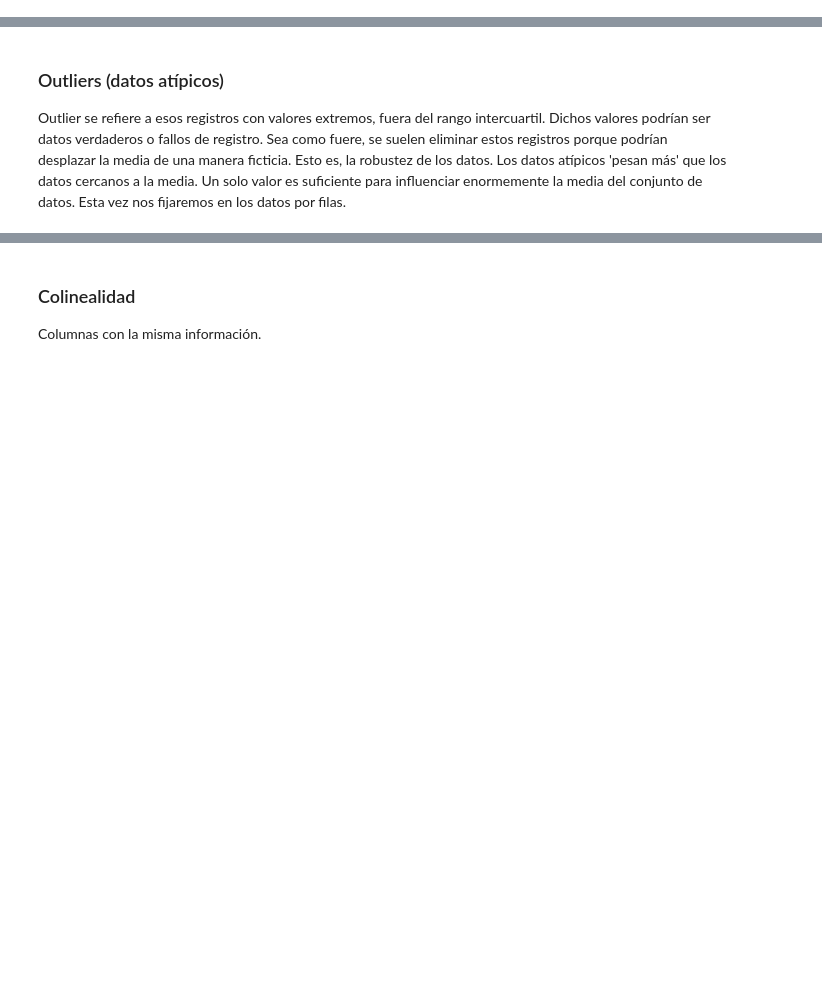
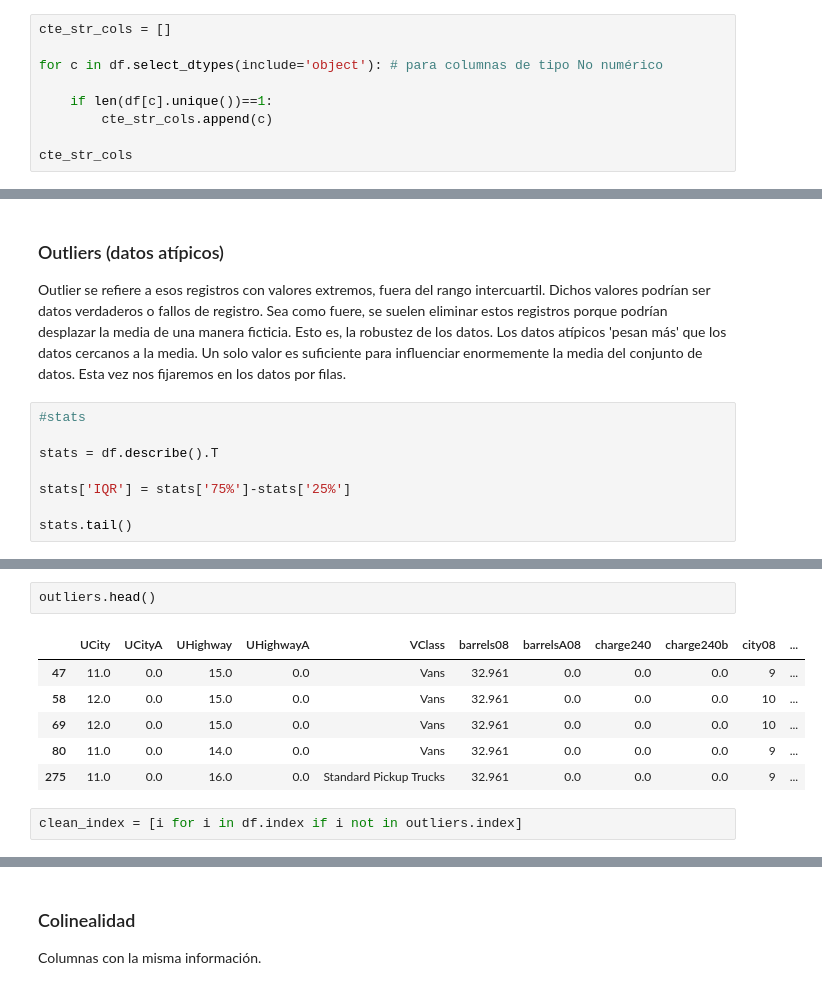
Before and after one commit to Ironhack-Data-Madrid-Agosto-2022/Apuntes-de-clase, a Jupyter notebook: semana_2/3.1 - Data Cleaning .ipynb, the cells around one changed output, grey strips where cells are left out. Saved outputs shown, nothing was run; the diff lists cells and outputs as text; blank space fills up the shorter version.

```diff
--- a/semana_2/3.1 - Data Cleaning .ipynb
+++ b/semana_2/3.1 - Data Cleaning .ipynb
@@ -357,0 +389,9 @@ Nos fijaremos en las columnas numéricas.
+# %%
+cte_str_cols = []
+
+for c in df.select_dtypes(include='object'): # para columnas de tipo No numérico
+
+    if len(df[c].unique())==1:
+        cte_str_cols.append(c)
+
+cte_str_cols
@@ -359,3 +405,11 @@ Nos fijaremos en las columnas numéricas.
 ### Outliers (datos atípicos)
 
 Outlier se refiere a esos registros con valores extremos, fuera del rango intercuartil. Dichos valores podrían ser datos verdaderos o fallos de registro. Sea como fuere, se suelen eliminar estos registros porque podrían desplazar la media de una manera ficticia. Esto es, la robustez de los datos. Los datos atípicos 'pesan más' que los datos cercanos a la media. Un solo valor es suficiente para influenciar enormemente la media del conjunto de datos. Esta vez nos fijaremos en los datos por filas.
+# %%
+#stats
+
+stats = df.describe().T
+
+stats['IQR'] = stats['75%']-stats['25%']
+
+stats.tail()
@@ -361,0 +501,11 @@ Outlier se refiere a esos registros con valores extremos, fuera del rango interc
+# %%
+outliers.head()
+# %% [output]
+|  | UCity | UCityA | UHighway | UHighwayA | VClass | barrels08 | barrelsA08 | charge240 | charge240b | city08 | ... |
+| 47 | 11.0 | 0.0 | 15.0 | 0.0 | Vans | 32.961 | 0.0 | 0.0 | 0.0 | 9 | ... |
+| 58 | 12.0 | 0.0 | 15.0 | 0.0 | Vans | 32.961 | 0.0 | 0.0 | 0.0 | 10 | ... |
+| 69 | 12.0 | 0.0 | 15.0 | 0.0 | Vans | 32.961 | 0.0 | 0.0 | 0.0 | 10 | ... |
+| 80 | 11.0 | 0.0 | 14.0 | 0.0 | Vans | 32.961 | 0.0 | 0.0 | 0.0 | 9 | ... |
+| 275 | 11.0 | 0.0 | 16.0 | 0.0 | Standard Pickup Trucks | 32.961 | 0.0 | 0.0 | 0.0 | 9 | ... |
+# %%
+clean_index = [i for i in df.index if i not in outliers.index]
```
Also changed, not shown: parts of 15 cells of this notebook.
